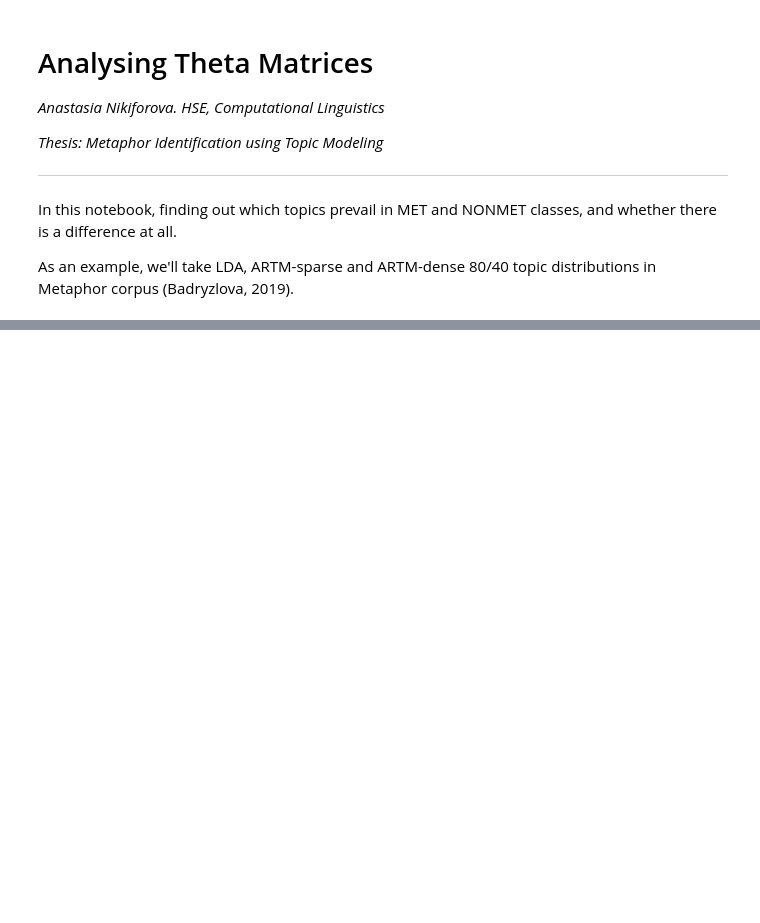
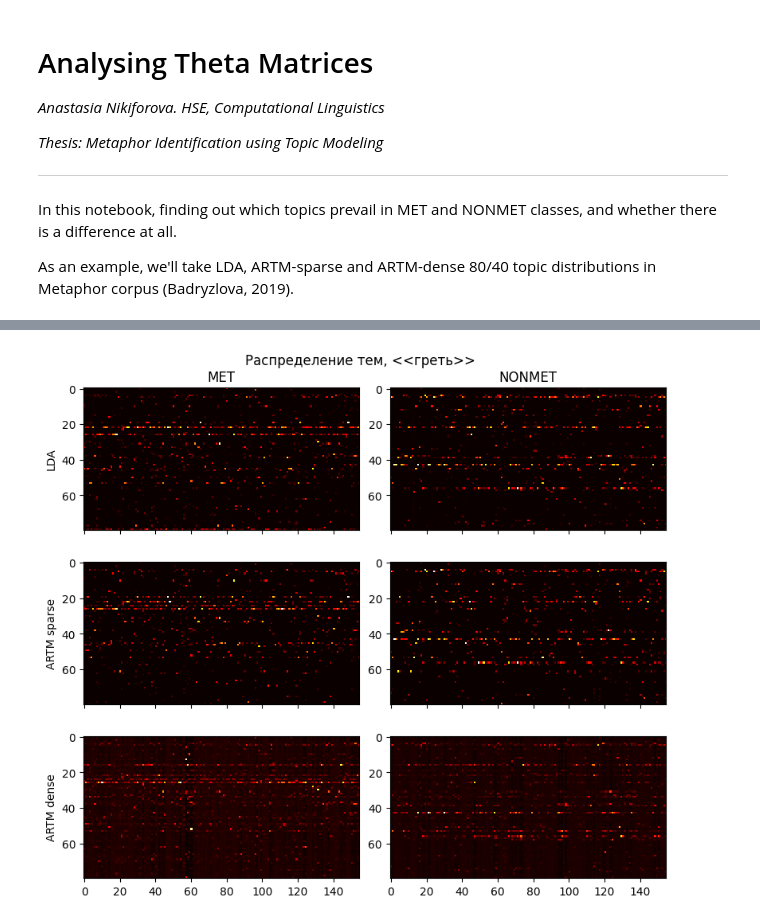
Before and after one commit to steysie/topic-modelling-metaphor, a Jupyter notebook: Notebooks and Scripts/[3] Theta Matrix Analysis.ipynb, the cells around one changed output, grey strips where cells are left out. Saved outputs shown, nothing was run; the diff lists cells and outputs as text; code cells hidden in the pictures; blank space fills up the shorter version.

```diff
--- a/Notebooks and Scripts/[3] Theta Matrix Analysis.ipynb
+++ b/Notebooks and Scripts/[3] Theta Matrix Analysis.ipynb
@@ -64,0 +162,6 @@ plt.show()
+# %%
+tm_heatmap(met=[theta_values_met_1[400:555], theta_values_met_2[400:555],theta_values_met_3[400:555]],
+           nonmet=[theta_values_nonmet_1[400:555], theta_values_nonmet_2[400:555], theta_values_nonmet_3[400:555]],
+           target_verb='греть', save_name='gret.pdf')
+# %% [output]
+[figure, added]
```
Also changed, not shown: parts of 22 cells of this notebook.
